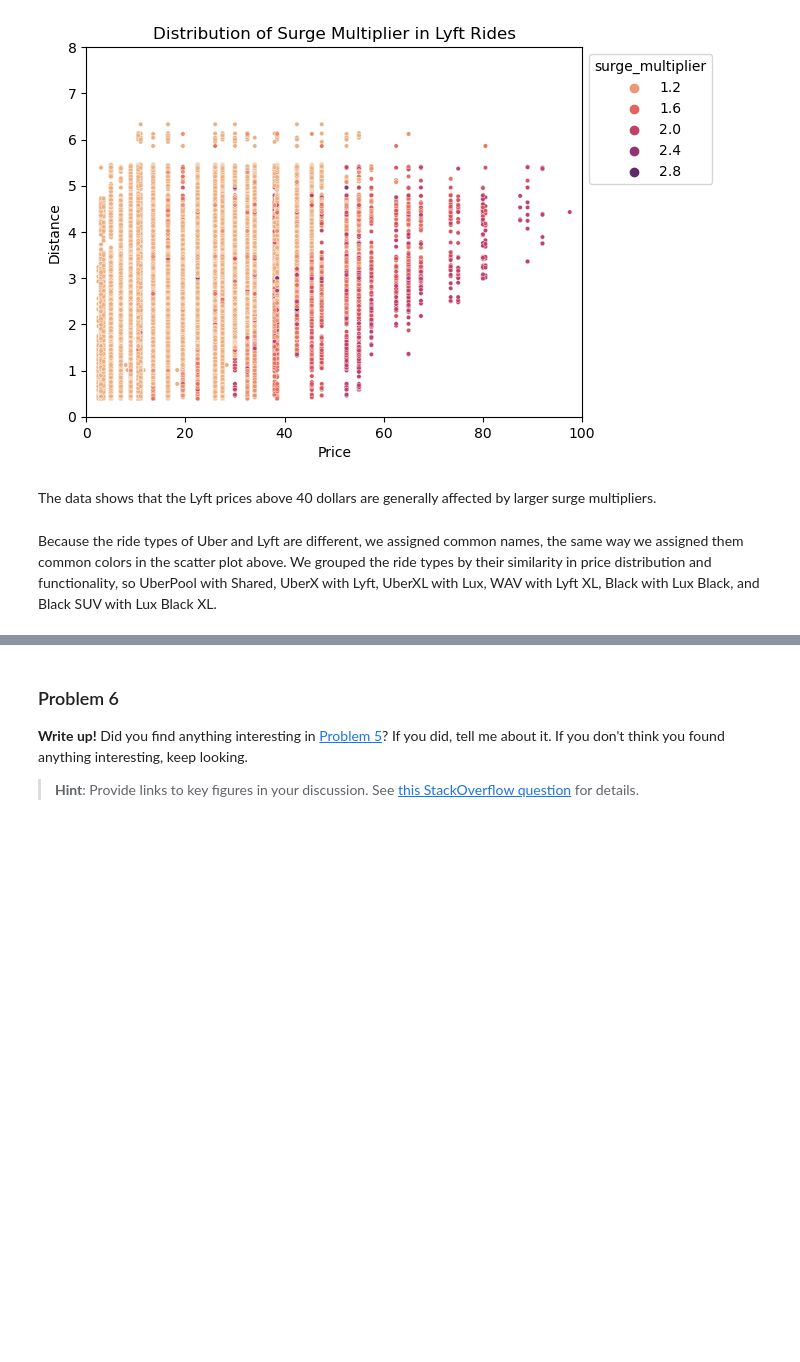
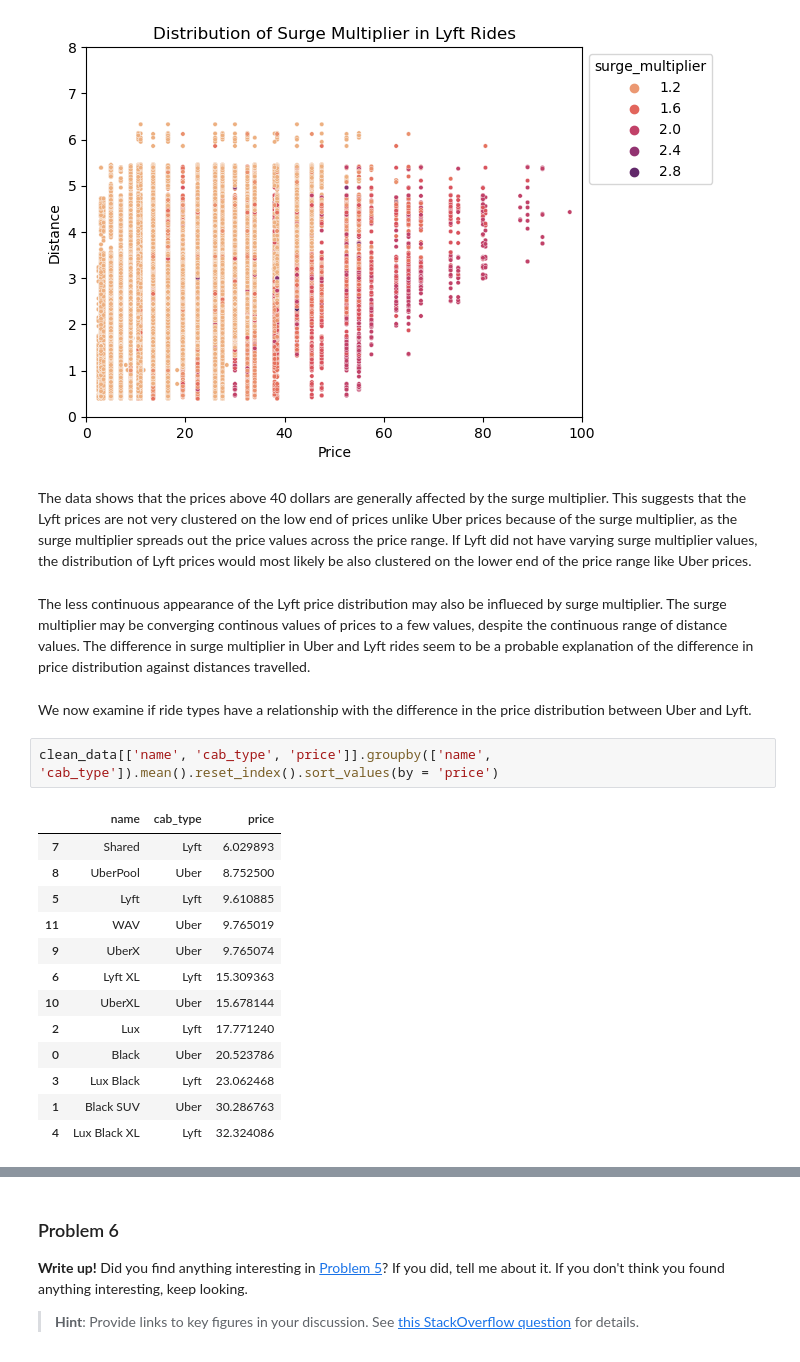
Before and after one commit to jumonlala/217_final_project, a Jupyter notebook: hw6.ipynb, the cells around one changed output, grey strips where cells are left out. Cells and saved outputs as stored; diff of their text form; blank space fills up the shorter version.

```diff
--- a/hw6.ipynb
+++ b/hw6.ipynb
@@ -429,7 +438,25 @@ plt.ylim((0, 8))
 plt.show()
 # %% [output]
 [figure]
-# %% [markdown]
-The data shows that the Lyft prices above 40 dollars are generally affected by larger surge multipliers.
-# %% [markdown]
-Because the ride types of Uber and Lyft are different, we assigned common names, the same way we assigned them common colors in the scatter plot above. We grouped the ride types by their similarity in price distribution and functionality, so UberPool with Shared, UberX with Lyft, UberXL with Lux, WAV with Lyft XL, Black with Lux Black, and Black SUV with Lux Black XL.
+# %% [markdown]
+The data shows that the prices above 40 dollars are generally affected by the surge multiplier. This suggests that the Lyft prices are not very clustered on the low end of prices unlike Uber prices because of the surge multiplier, as  the surge multiplier spreads out the price values across the price range. If Lyft did not have varying surge multiplier values, the distribution of Lyft prices would most likely be also clustered on the lower end of the price range like Uber prices.
+# %% [markdown]
+The less continuous appearance of the Lyft price distribution may also be influeced by surge multiplier. The surge multiplier may be converging continous values of prices to a few values, despite the continuous range of distance values. The difference in surge multiplier in Uber and Lyft rides seem to be a probable explanation of the difference in price distribution against distances travelled.
+# %% [markdown]
+We now examine if ride types have a relationship with the difference in the price distribution between Uber and Lyft.
+# %%
+clean_data[['name', 'cab_type', 'price']].groupby(['name', 'cab_type']).mean().reset_index().sort_values(by = 'price')
+# %% [output]
+|  | name | cab_type | price |
+| 7 | Shared | Lyft | 6.029893 |
+| 8 | UberPool | Uber | 8.752500 |
+| 5 | Lyft | Lyft | 9.610885 |
+| 11 | WAV | Uber | 9.765019 |
+| 9 | UberX | Uber | 9.765074 |
+| 6 | Lyft XL | Lyft | 15.309363 |
+| 10 | UberXL | Uber | 15.678144 |
+| 2 | Lux | Lyft | 17.771240 |
+| 0 | Black | Uber | 20.523786 |
+| 3 | Lux Black | Lyft | 23.062468 |
+| 1 | Black SUV | Uber | 30.286763 |
+| 4 | Lux Black XL | Lyft | 32.324086 |
```
Also changed, not shown: parts of 57 cells of this notebook.
